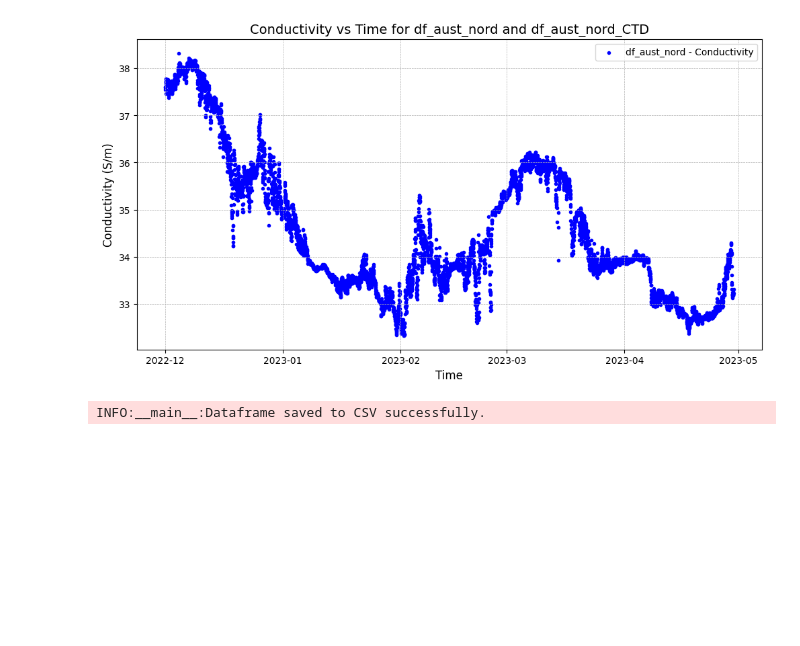
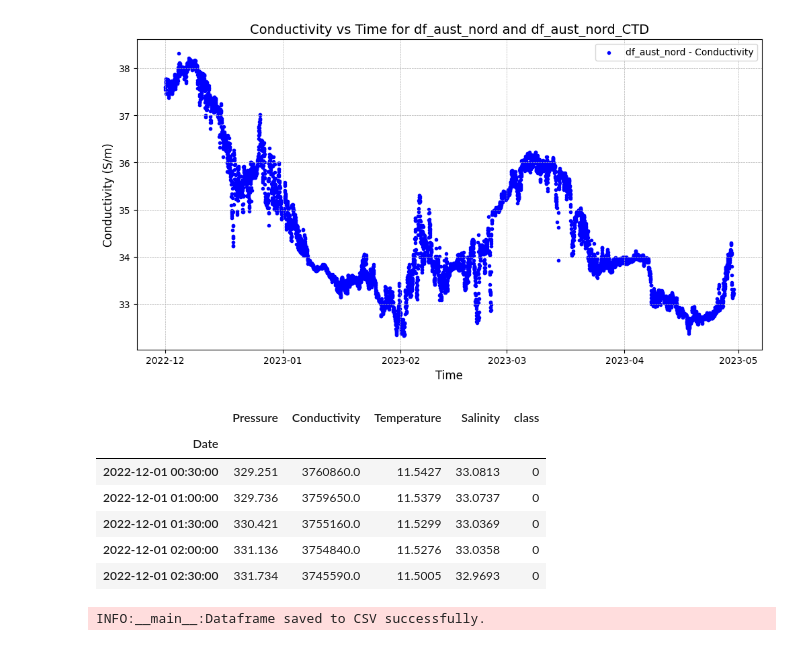
Before and after one commit to ViktorKarl/UnsupervisedConceptDriftDetection, a Jupyter notebook: edit_dataset/modify_ctd_dataset.ipynb, the cells around one changed output. Cells and saved outputs as stored; diff of their text form; code cells hidden in the pictures; blank space fills up the shorter version.

```diff
--- a/edit_dataset/modify_ctd_dataset.ipynb
+++ b/edit_dataset/modify_ctd_dataset.ipynb
@@ -62,6 +62,17 @@ plt.grid(visible=True, linestyle='--', linewidth=0.5)
 plt.show()
 # %% [output]
 [figure]
+# %%
+df_aust_nord['class'] = 0
+df_aust_nord.head()
+# %% [output]
+|  | Pressure | Conductivity | Temperature | Salinity | class |
+| Date |  |  |  |  |  |
+| 2022-12-01 00:30:00 | 329.251 | 3760860.0 | 11.5427 | 33.0813 | 0 |
+| 2022-12-01 01:00:00 | 329.736 | 3759650.0 | 11.5379 | 33.0737 | 0 |
+| 2022-12-01 01:30:00 | 330.421 | 3755160.0 | 11.5299 | 33.0369 | 0 |
+| 2022-12-01 02:00:00 | 331.136 | 3754840.0 | 11.5276 | 33.0358 | 0 |
+| 2022-12-01 02:30:00 | 331.734 | 3745590.0 | 11.5005 | 32.9693 | 0 |
 # %%
 df_aust_nord.to_csv(base_path + r'\datasets\files\Austevoll_Nord_astrid_filtered_crop.csv')
 logger.info('Dataframe saved to CSV successfully.')
```
Also changed, not shown: parts of 1 cell of this notebook, 3 other files.
